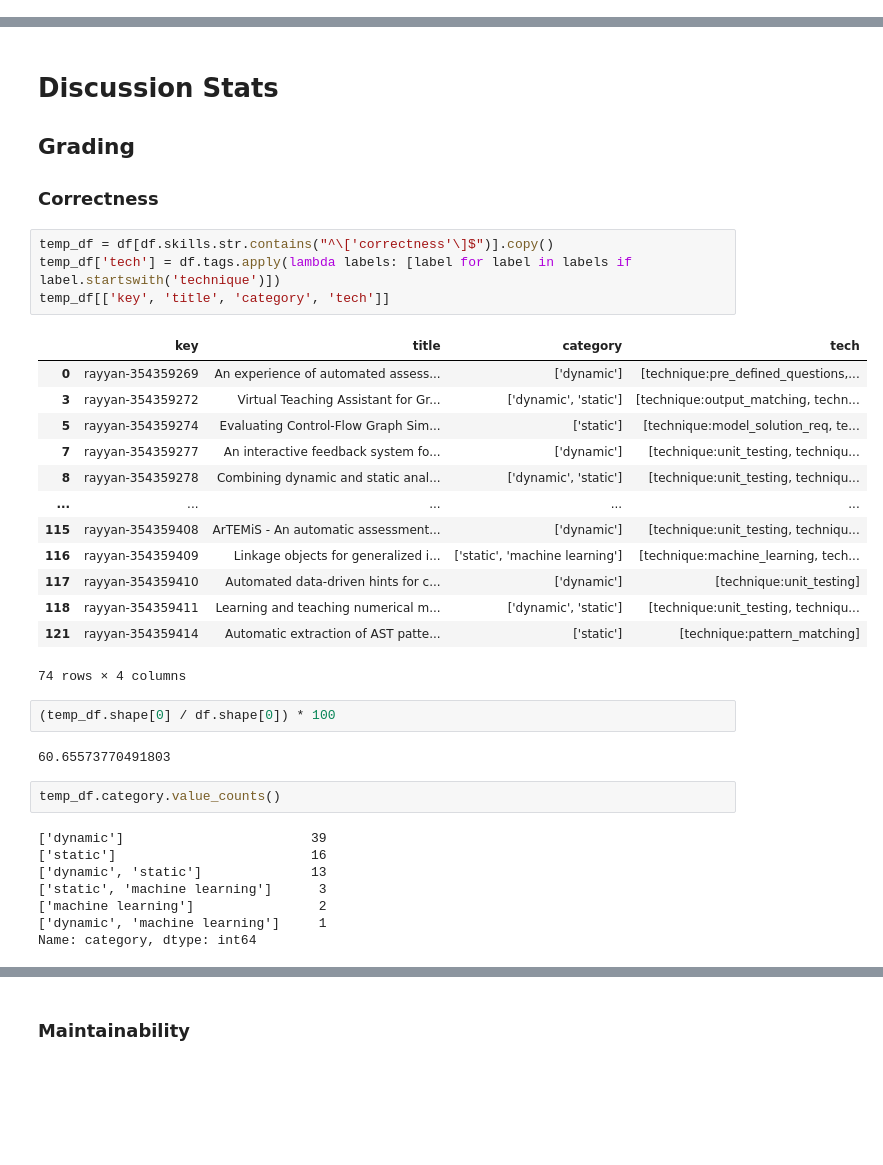
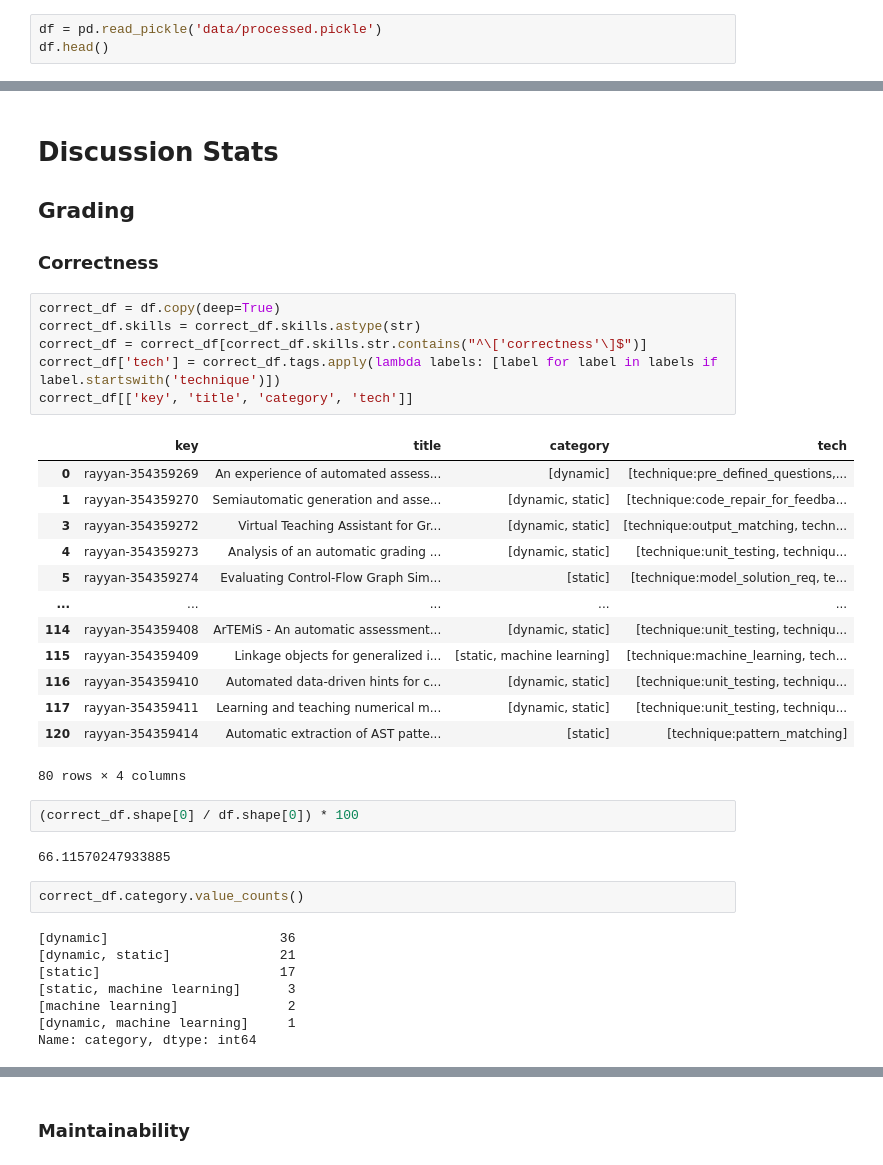
Before and after one commit to m-messer/Automated-Assessment-SLR-Data-Processing, a Jupyter notebook: discussion.ipynb, the cells around one changed output, grey strips where cells are left out. Saved outputs shown, nothing was run; the diff lists cells and outputs as text; blank space fills up the shorter version.

```diff
--- a/discussion.ipynb
+++ b/discussion.ipynb
@@ -17,0 +7,3 @@ df.head()
+# %%
+df = pd.read_pickle('data/processed.pickle')
+df.head()
@@ -20,35 +19,37 @@ df.head()
 ## Grading
 ### Correctness
 # %%
-temp_df = df[df.skills.str.contains("^\['correctness'\]$")].copy()
-temp_df['tech'] = df.tags.apply(lambda labels: [label for label in labels if label.startswith('technique')])
-temp_df[['key', 'title', 'category', 'tech']]
+correct_df = df.copy(deep=True)
+correct_df.skills = correct_df.skills.astype(str)
+correct_df = correct_df[correct_df.skills.str.contains("^\['correctness'\]$")]
+correct_df['tech'] = correct_df.tags.apply(lambda labels: [label for label in labels if label.startswith('technique')])
+correct_df[['key', 'title', 'category', 'tech']]
 # %% [output]
 |  | key | title | category | tech |
-| 0 | rayyan-354359269 | An experience of automated assess... | ['dynamic'] | [technique:pre_defined_questions,... |
-| 3 | rayyan-354359272 | Virtual Teaching Assistant for Gr... | ['dynamic', 'static'] | [technique:output_matching, techn... |
-| 5 | rayyan-354359274 | Evaluating Control-Flow Graph Sim... | ['static'] | [technique:model_solution_req, te... |
-| 7 | rayyan-354359277 | An interactive feedback system fo... | ['dynamic'] | [technique:unit_testing, techniqu... |
-| 8 | rayyan-354359278 | Combining dynamic and static anal... | ['dynamic', 'static'] | [technique:unit_testing, techniqu... |
+| 0 | rayyan-354359269 | An experience of automated assess... | [dynamic] | [technique:pre_defined_questions,... |
+| 1 | rayyan-354359270 | Semiautomatic generation and asse... | [dynamic, static] | [technique:code_repair_for_feedba... |
+| 3 | rayyan-354359272 | Virtual Teaching Assistant for Gr... | [dynamic, static] | [technique:output_matching, techn... |
+| 4 | rayyan-354359273 | Analysis of an automatic grading ... | [dynamic, static] | [technique:unit_testing, techniqu... |
+| 5 | rayyan-354359274 | Evaluating Control-Flow Graph Sim... | [static] | [technique:model_solution_req, te... |
 | ... | ... | ... | ... | ... |
-| 115 | rayyan-354359408 | ArTEMiS - An automatic assessment... | ['dynamic'] | [technique:unit_testing, techniqu... |
-| 116 | rayyan-354359409 | Linkage objects for generalized i... | ['static', 'machine learning'] | [technique:machine_learning, tech... |
-| 117 | rayyan-354359410 | Automated data-driven hints for c... | ['dynamic'] | [technique:unit_testing] |
-| 118 | rayyan-354359411 | Learning and teaching numerical m... | ['dynamic', 'static'] | [technique:unit_testing, techniqu... |
-| 121 | rayyan-354359414 | Automatic extraction of AST patte... | ['static'] | [technique:pattern_matching] |
+| 114 | rayyan-354359408 | ArTEMiS - An automatic assessment... | [dynamic, static] | [technique:unit_testing, techniqu... |
+| 115 | rayyan-354359409 | Linkage objects for generalized i... | [static, machine learning] | [technique:machine_learning, tech... |
+| 116 | rayyan-354359410 | Automated data-driven hints for c... | [dynamic, static] | [technique:unit_testing, techniqu... |
+| 117 | rayyan-354359411 | Learning and teaching numerical m... | [dynamic, static] | [technique:unit_testing, techniqu... |
+| 120 | rayyan-354359414 | Automatic extraction of AST patte... | [static] | [technique:pattern_matching] |
-74 rows × 4 columns
+80 rows × 4 columns
 # %%
-(temp_df.shape[0] / df.shape[0]) * 100
+(correct_df.shape[0] / df.shape[0]) * 100
 # %% [output]
-60.65573770491803
+66.11570247933885
 # %%
-temp_df.category.value_counts()
+correct_df.category.value_counts()
 # %% [output]
-['dynamic']                        39
-['static']                         16
-['dynamic', 'static']              13
-['static', 'machine learning']      3
-['machine learning']                2
-['dynamic', 'machine learning']     1
+[dynamic]                      36
+[dynamic, static]              21
+[static]                       17
+[static, machine learning]      3
+[machine learning]              2
+[dynamic, machine learning]     1
 Name: category, dtype: int64
 # %%
```
Also changed, not shown: parts of 36 cells of this notebook, 16 other files.
